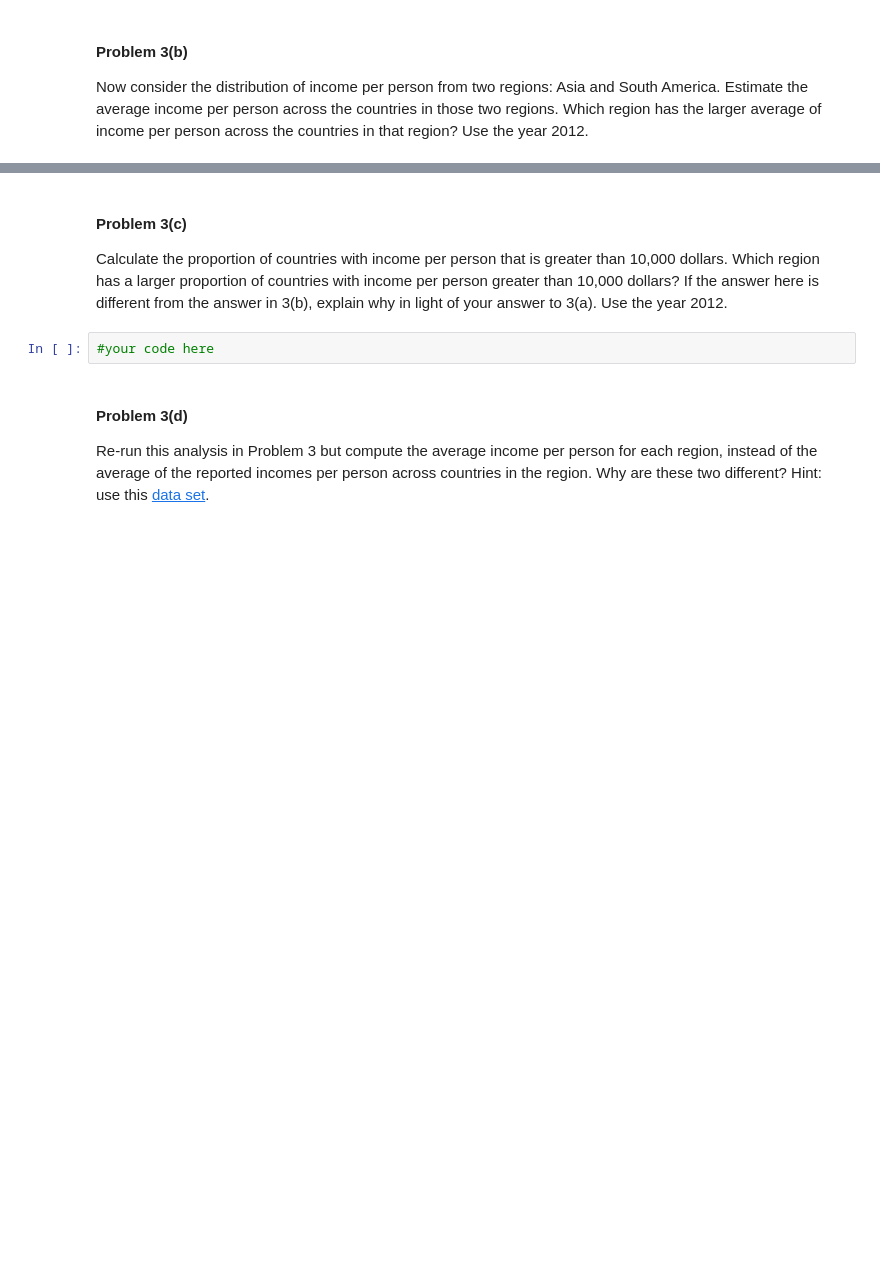
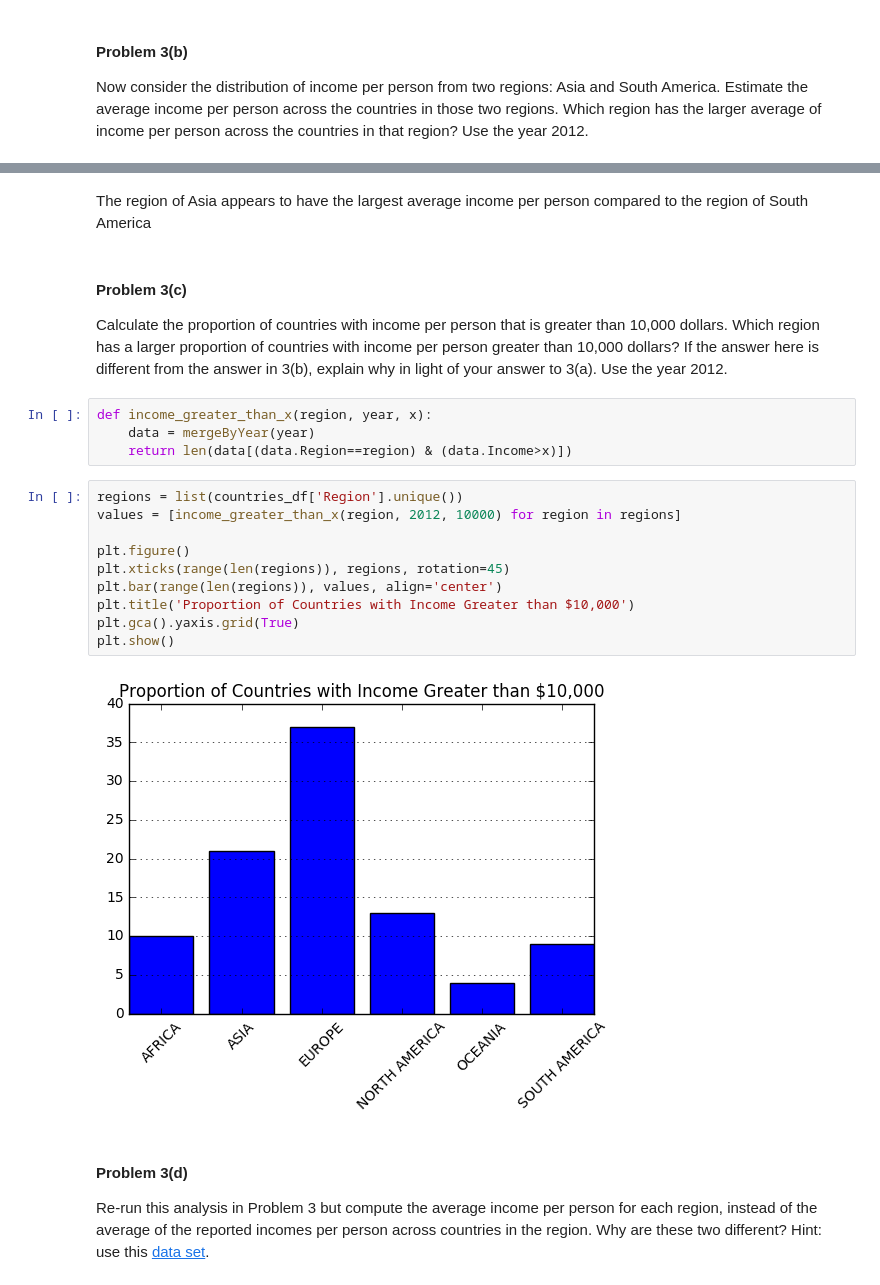
Before and after one commit to anshullahoti/Intro-Data-Science, a Jupyter notebook: Unit1/Homework1/Brandon-Chin-HW1-Prob3.ipynb, the cells around one changed output, grey strips where cells are left out. Saved outputs shown, nothing was run; the diff lists cells and outputs as text; blank space fills up the shorter version.

```diff
--- a/Unit1/Homework1/Brandon-Chin-HW1-Prob3.ipynb
+++ b/Unit1/Homework1/Brandon-Chin-HW1-Prob3.ipynb
@@ -101,9 +155,25 @@ Now consider the distribution of income per person from two regions: Asia and So
+# %% [markdown]
+The region of Asia appears to have the largest average income per person compared to the region of South America
 # %% [markdown]
 #### Problem 3(c)
 
 Calculate the proportion of countries with income per person that is greater than 10,000 dollars. Which region has a larger proportion of countries with income per person greater than 10,000 dollars? If the answer here is different from the answer in 3(b), explain why in light of your answer to 3(a). Use the year 2012.
-# %%
-#your code here
+# %%
+def income_greater_than_x(region, year, x):
+    data = mergeByYear(year)
+    return len(data[(data.Region==region) & (data.Income>x)])
+# %%
+regions = list(countries_df['Region'].unique())
+values = [income_greater_than_x(region, 2012, 10000) for region in regions]
+
+plt.figure()
+plt.xticks(range(len(regions)), regions, rotation=45)
+plt.bar(range(len(regions)), values, align='center')
+plt.title('Proportion of Countries with Income Greater than $10,000')
+plt.gca().yaxis.grid(True)
+plt.show()
+# %% [output]
+[figure, added]
 # %% [markdown]
 #### Problem 3(d)
 
```
Also changed, not shown: parts of 14 cells of this notebook.
